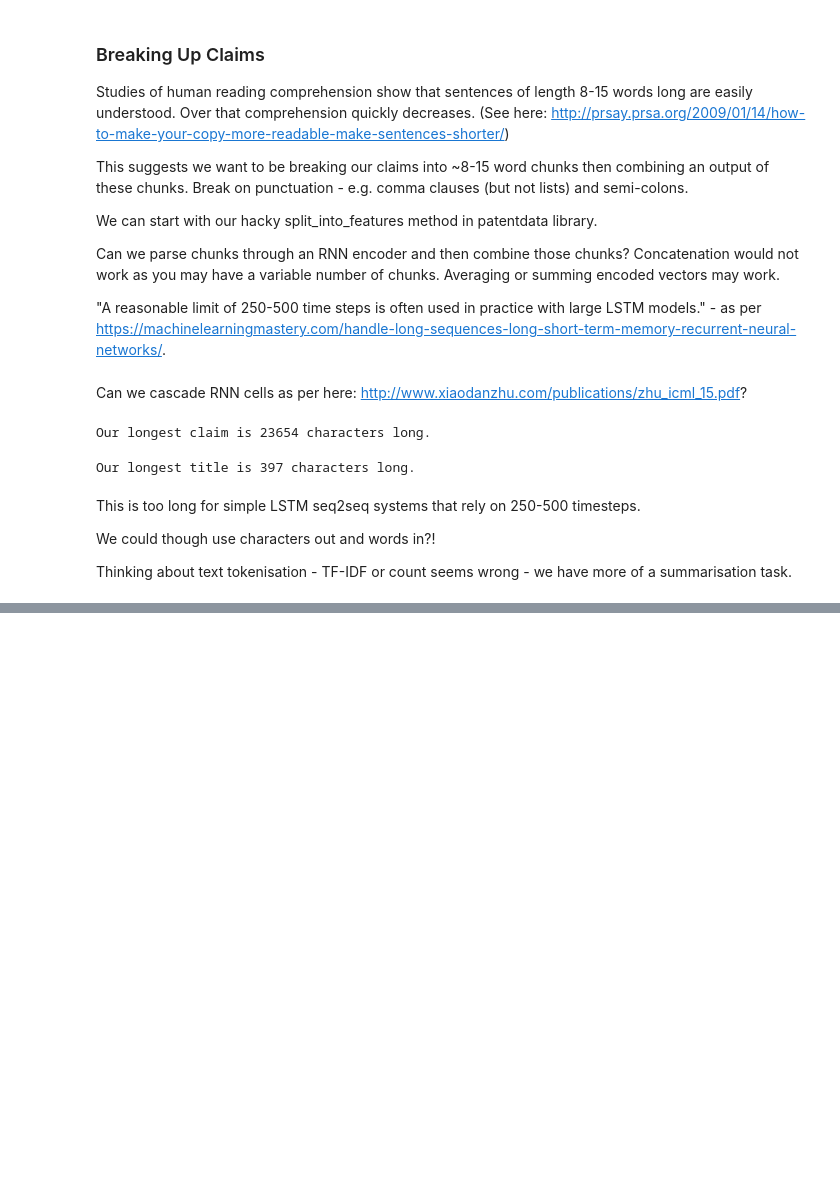
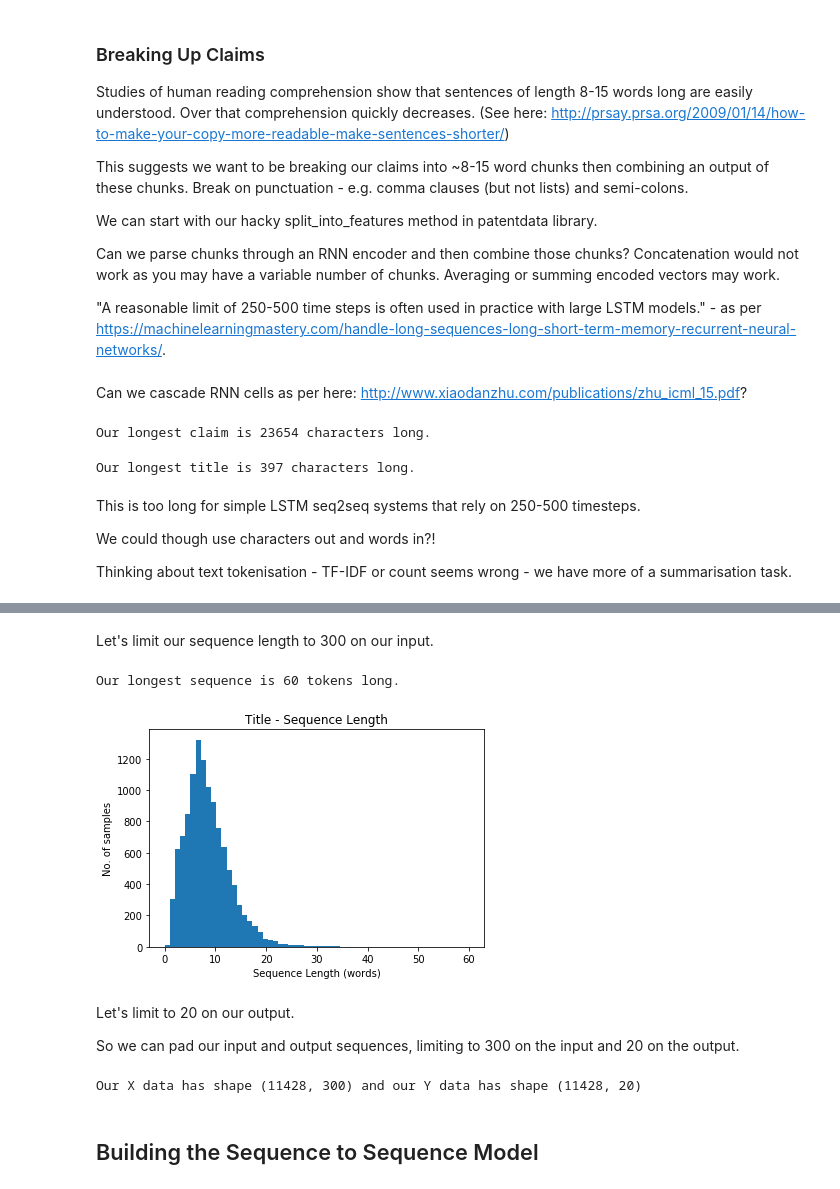
Before and after one commit to benhoyle/deep-learning-notebooks, a Jupyter notebook: patent_generation/Claim2Title - Patent Specification Generation.ipynb, the cells around one changed output, grey strips where cells are left out. Drawn from its saved outputs; the diff is of its cells as text; code cells hidden in the pictures; blank space fills up the shorter version.

```diff
--- a/patent_generation/Claim2Title - Patent Specification Generation.ipynb
+++ b/patent_generation/Claim2Title - Patent Specification Generation.ipynb
@@ -121,0 +136,9 @@ t = text.Tokenizer(
+# %%
+t_title = text.Tokenizer(
+                num_words=5000,
+                lower=True,
+                char_level=False
+)
+Y_texts = [d[1] for d in data]
+t_title.fit_on_texts(Y_texts)
+Y_seqs = t_title.texts_to_sequences(Y_texts)
@@ -121,0 +216,19 @@ t = text.Tokenizer(
+# %% [markdown]
+Let's limit our sequence length to 300 on our input.
+# %%
+Y_length = [len(y) for y in Y_seqs]
+max_y_length = max(Y_length)
+print("Our longest sequence is {0} tokens long.".format(max_y_length))
+
+bins = np.linspace(0, max_y_length, 60)
+plt.hist(Y_length, bins)
+plt.title('Title - Sequence Length')
+plt.ylabel('No. of samples');
+plt.xlabel('Sequence Length (words)');
+# %% [output]
+Our longest sequence is 60 tokens long.
+[figure, added]
+# %% [markdown]
+Let's limit to 20 on our output.
+
+So we can pad our input and output sequences, limiting to 300 on the input and 20 on the output.
@@ -121,0 +240,6 @@ t = text.Tokenizer(
+# %%
+print("Our X data has shape {0} and our Y data has shape {1}".format(X.shape, Y.shape))
+# %% [output]
+Our X data has shape (11428, 300) and our Y data has shape (11428, 20)
+# %% [markdown]
+## Building the Sequence to Sequence Model
```
Also changed, not shown: parts of 28 cells of this notebook, 6 other files.
